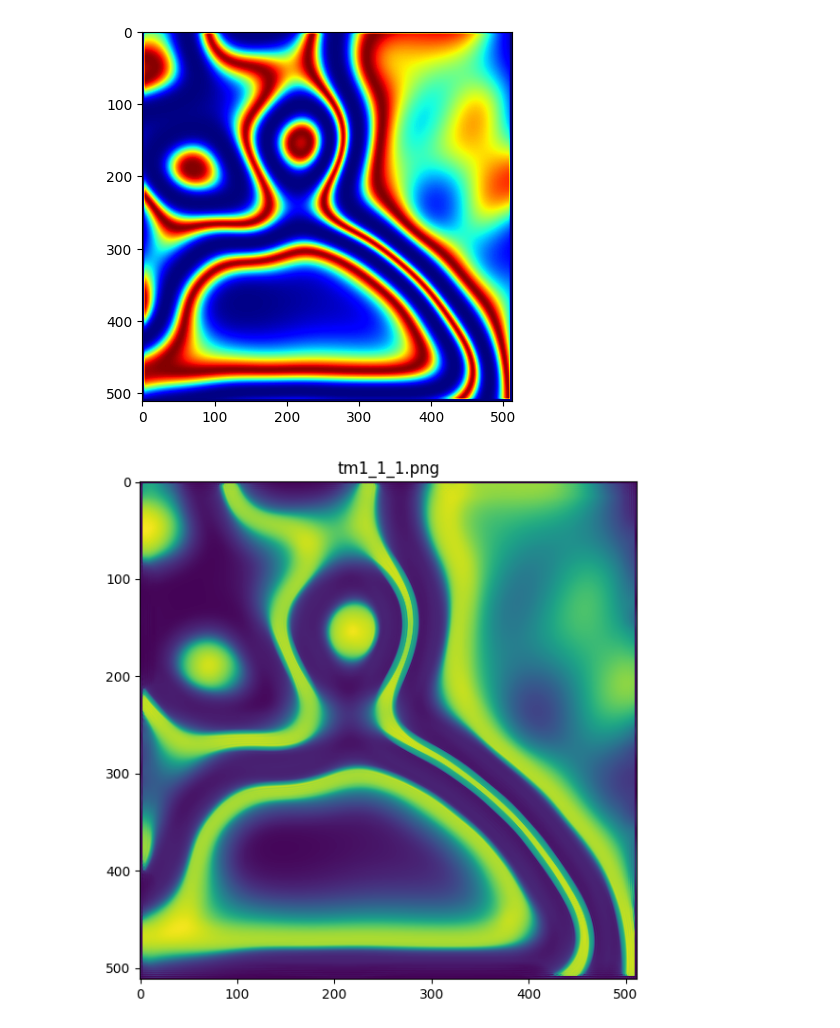
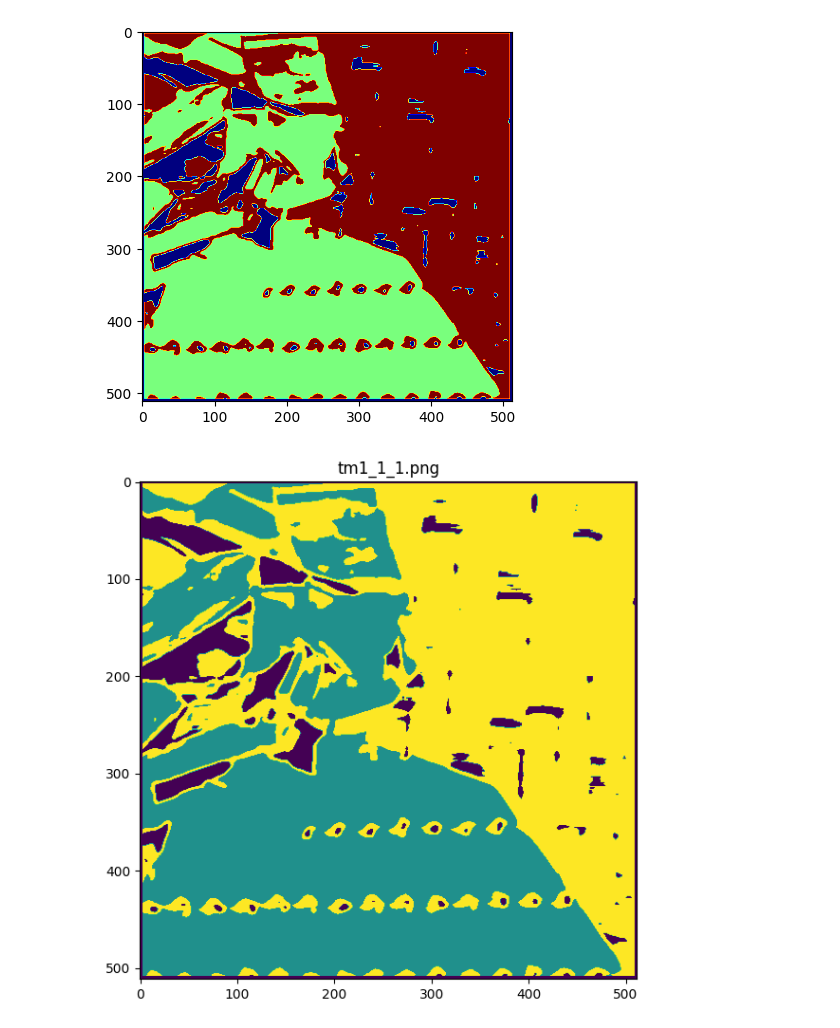
Before and after one commit to dmytro-varich/Texture-Segmentation-App, a Jupyter notebook: segmentation_main.ipynb, the cells around one changed output. Cells and saved outputs as stored; diff of their text form; code cells hidden in the pictures.

```diff
--- a/segmentation_main.ipynb
+++ b/segmentation_main.ipynb
@@ -512,7 +505,14 @@ class TextureSegmentation:
             ]
 
             # Store the sum of similarities as the texture feature for this patch center
-            texture_features[row, col] = np.sum(similarities)
+            # Нормализация
+            energy_spectrum = np.array(similarities) / np.sum(similarities)
+
+            # Взвешенная сумма центроидов
+            weighted_feature = np.sum(energy_spectrum[:, np.newaxis] * prp_centroids, axis=0)
+
+            # Выбор наиболее вероятного кластера
+            texture_features[row, col] = np.argmax(energy_spectrum)
 
         return texture_features
 
@@ -616,7 +616,7 @@ class TextureSegmentation:
         return labels
 
     @staticmethod
-    def postprocess_segmentation(segmented_image, edges, labels, *, num_classes, sxy=3, srgb=3, iter_max=5) -> dict:
+    def postprocess_segmentation(segmented_image, edges, labels, *, num_classes, sxy=3, srgb=3, iter_max=5) -> np.ndarray:
         # Подготовка изображения
         image = segmented_image.astype(np.uint8)  # Используем segmented_image
 
@@ -647,14 +647,14 @@ class TextureSegmentation:
 
         # Добавление крекинга на краях (edges) — использование ваших границ для усиления/угнетения классов на границе
         if len(image.shape) == 2:
-          image = np.repeat(image[:, :, np.newaxis], 3, axis=-1)
+            image = np.repeat(image[:, :, np.newaxis], 3, axis=-1)
         d.addPairwiseBilateral(sxy=sxy, srgb=srgb, rgbim=image, compat=10, kernel=dcrf.DIAG_KERNEL)
 
         # Оптимизация
         Q = d.inference(iter_max)
         result = np.argmax(Q, axis=0).reshape((image.shape[0], image.shape[1]))  # Update: Get argmax
 
-        return np.array(result).reshape(image.shape[0], image.shape[1])
+        return result
 
     @staticmethod
     def save_segmented_images(directory: str, segmented_images: Dict[str, np.ndarray], tag: str = 'seg') -> None:
@@ -691,7 +691,7 @@ def main(directory):
     # Preprocess images
     resize_shape = None
     normalize = True
-    sigma = 40
+    sigma = 0
     apply_edge_detection = False
     for key, image in images.items():
         images[key] = TextureSegmentation.preprocess_image(image,
@@ -762,2 +762,2 @@ if __name__ == '__main__':
-[figure, old version]
+[figure, new version]
-[figure, old version]
+[figure, new version]
```
Also changed, not shown: parts of 2 cells of this notebook.
